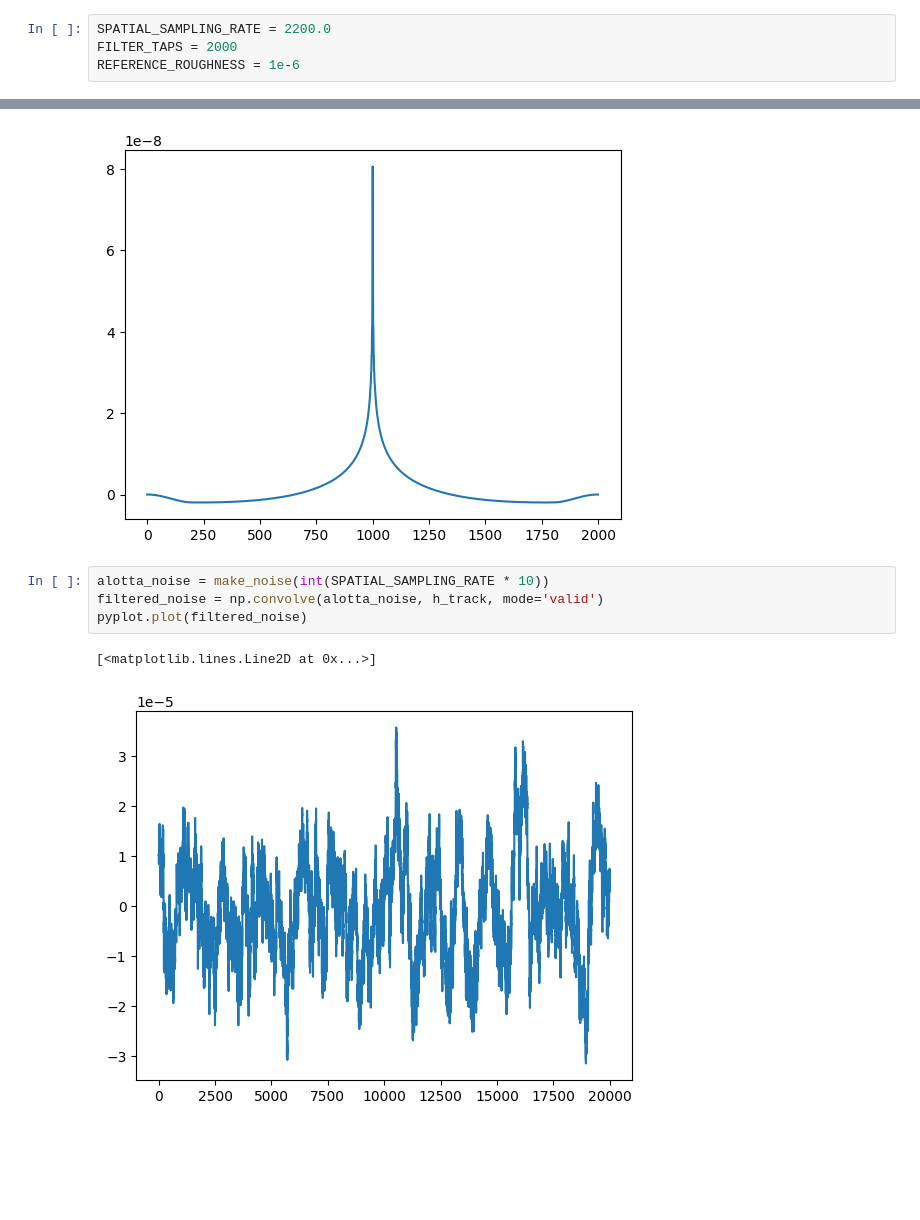
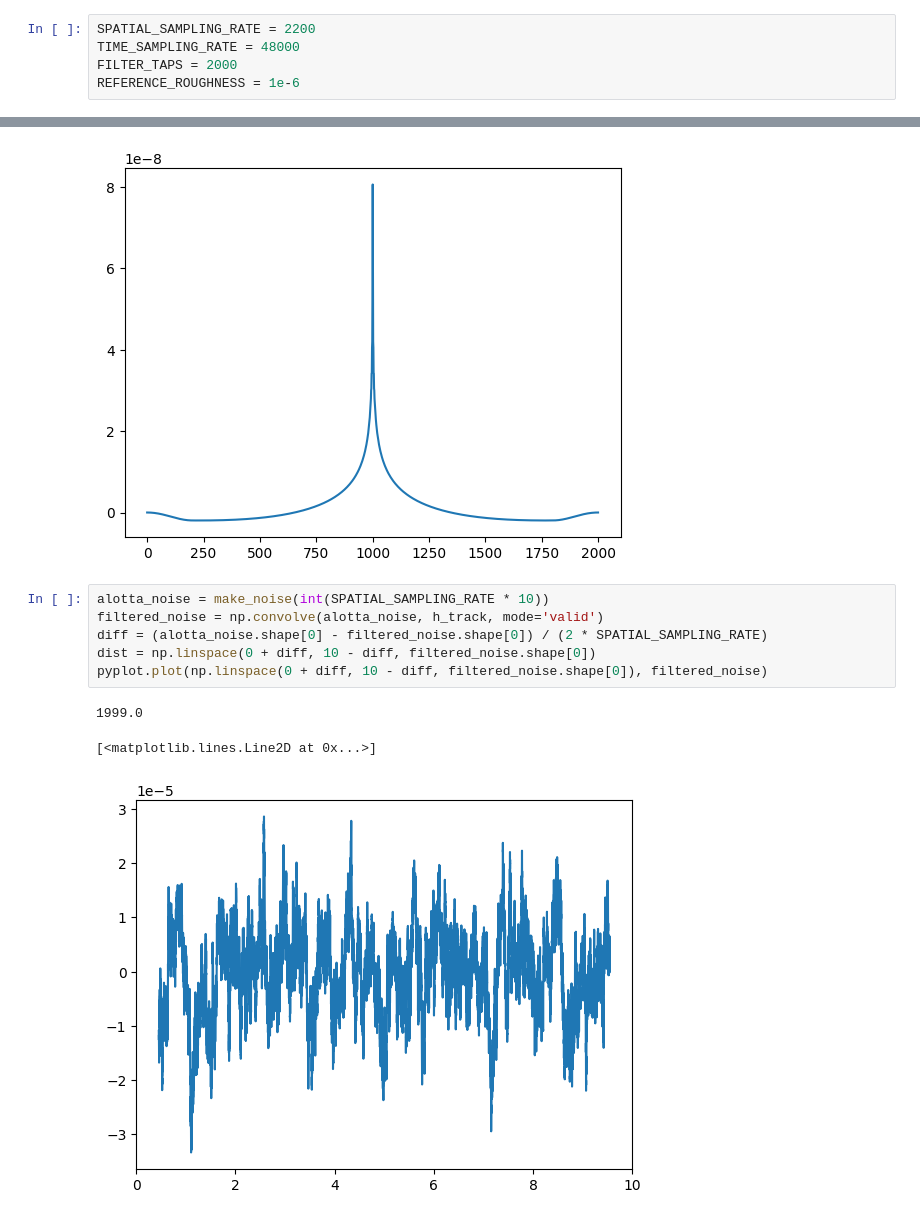
Before and after one commit to jmgrosen/four-track, a Jupyter notebook: roughness.ipynb, the cells around one changed output, grey strips where cells are left out. Cells and saved outputs as stored; diff of their text form; blank space fills up the shorter version.

```diff
--- a/roughness.ipynb
+++ b/roughness.ipynb
@@ -3,7 +3,8 @@ import numpy as np
 import scipy
 from matplotlib import pyplot
 # %%
-SPATIAL_SAMPLING_RATE = 2200.0
+SPATIAL_SAMPLING_RATE = 2200
+TIME_SAMPLING_RATE = 48000
 FILTER_TAPS = 2000
 REFERENCE_ROUGHNESS = 1e-6
 # %%
@@ -92,7 +93,10 @@ pyplot.plot(h_track)
 # %%
 alotta_noise = make_noise(int(SPATIAL_SAMPLING_RATE * 10))
 filtered_noise = np.convolve(alotta_noise, h_track, mode='valid')
-pyplot.plot(filtered_noise)
+diff = (alotta_noise.shape[0] - filtered_noise.shape[0]) / (2 * SPATIAL_SAMPLING_RATE)
+dist = np.linspace(0 + diff, 10 - diff, filtered_noise.shape[0])
+pyplot.plot(np.linspace(0 + diff, 10 - diff, filtered_noise.shape[0]), filtered_noise)
 # %% [output]
-[<matplotlib.lines.Line2D at 0x...>]
+1999.0
+[<matplotlib.lines.Line2D at 0x...>]
-[figure, old version]
+[figure, new version]
```
Also changed, not shown: parts of 20 cells of this notebook.
